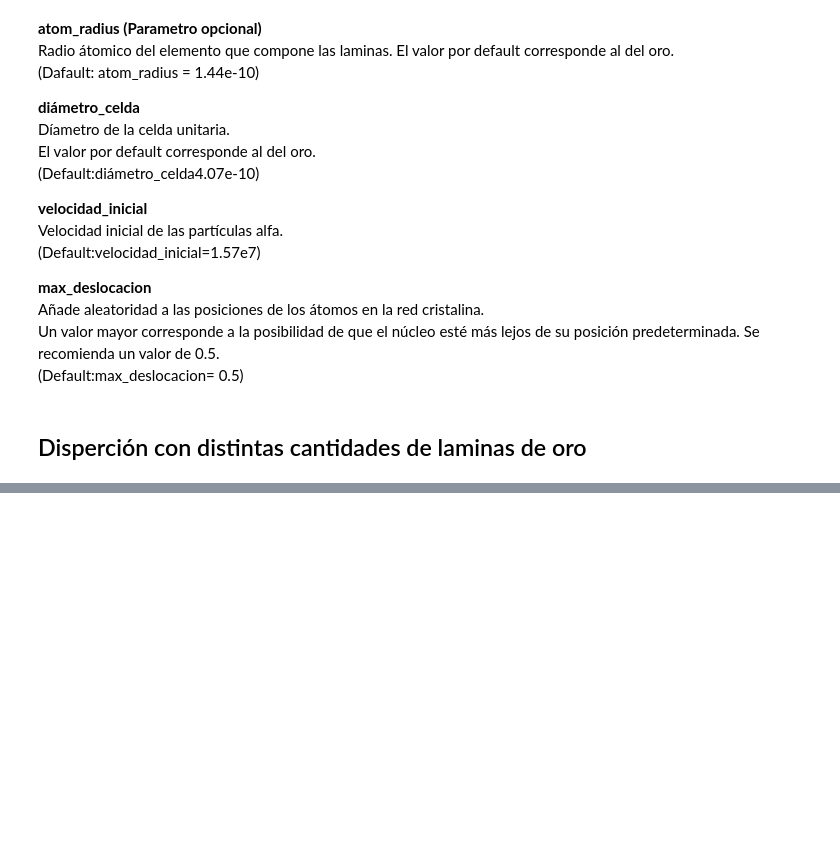
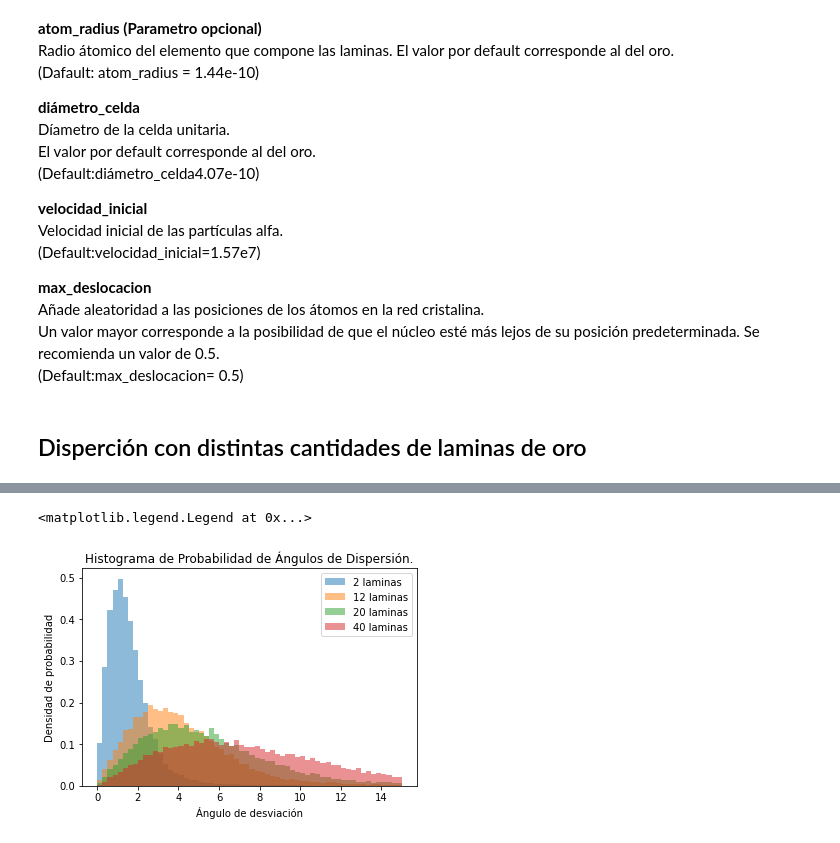
Before and after one commit to FelosRG/Simulacion-Experimento-Rutherford, a Jupyter notebook: Experimento de Rutherford.ipynb, the cells around one changed output, grey strips where cells are left out. Saved outputs shown, nothing was run; the diff lists cells and outputs as text; code cells hidden in the pictures; blank space fills up the shorter version.

```diff
--- a/Experimento de Rutherford.ipynb
+++ b/Experimento de Rutherford.ipynb
@@ -58,7 +58,7 @@ Añade aleatoridad a las posiciones de los átomos en la red cristalina.<br>Un v
 print("Aviso\nTiempo aproximado  de los experimentos entre 5 a 15 minutos dependiendo de la maquina y los cpus ocupados.\n")
 
 cpus            = 6
-max_deslocacion = 0.38
+max_deslocacion = 0.45
 
 experimento_laminas = [0.2,0.5,0.8,2,12,20,40]
 
@@ -128,23 +134,26 @@ plt.legend()
 # %%
 # GRAFICA 2 : Histograma muchas láminas.
 
 graficar_experimento = [3,4,5,6]
 for num_experimento in graficar_experimento:
     num_laminas = experimento_laminas[num_experimento]
     n,bins,_ = plt.hist(angulos[num_experimento],
                         bins=60,
                         density=True,
-                        range=(0,5),
+                        range=(0,15),
                         alpha=0.5,
                         label=f"{num_laminas} laminas")
     index   = np.argmax(n)
     max_ang = bins[index]
     lista_max_ang.append(max_ang)
 
 plt.title("Histograma de Probabilidad de Ángulos de Dispersión.")
 plt.xlabel("Ángulo de desviación")
 plt.ylabel("Densidad de probabilidad")
 plt.legend()
+# %% [output]
+<matplotlib.legend.Legend at 0x...>
+[figure, added]
 # %%
 # GRAFICA 3 : GRAFICA ÁNGULOS MÁS PROBABLES.
 
```
Also changed, not shown: parts of 3 cells of this notebook, 2 other files.
